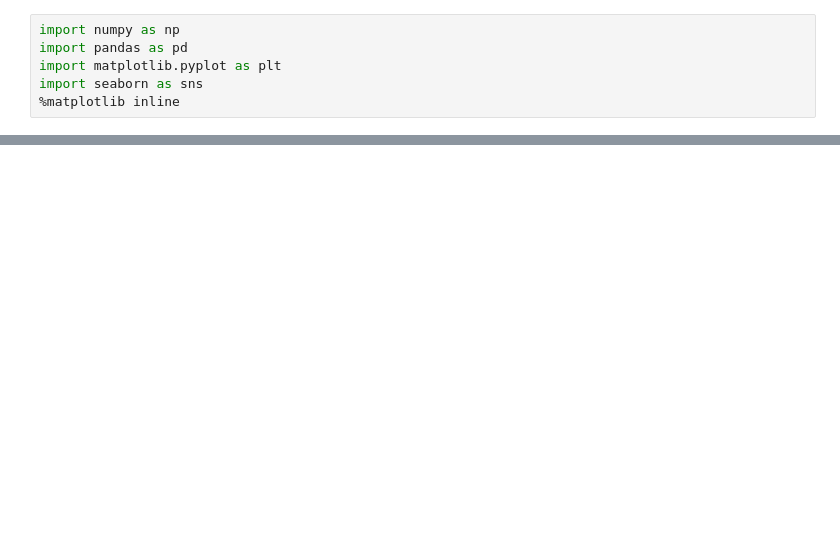
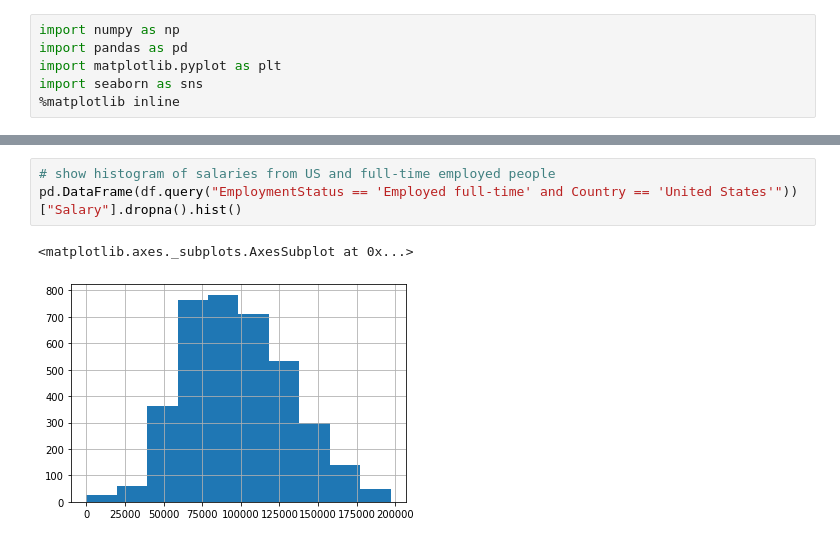
Before and after one commit to xseibel/udacity_ds_p1, a Jupyter notebook: uda_project1.ipynb, the cells around one changed output, grey strips where cells are left out. Drawn from its saved outputs; the diff is of its cells as text; blank space fills up the shorter version.

```diff
--- a/uda_project1.ipynb
+++ b/uda_project1.ipynb
@@ -53,0 +124,6 @@ Name: JobSatisfaction, dtype: float64
+# %%
+# show histogram of salaries from US and full-time employed people
+pd.DataFrame(df.query("EmploymentStatus == 'Employed full-time' and Country == 'United States'"))["Salary"].dropna().hist()
+# %% [output]
+<matplotlib.axes._subplots.AxesSubplot at 0x...>
+[figure, added]
```
Also changed, not shown: parts of 46 cells of this notebook.
